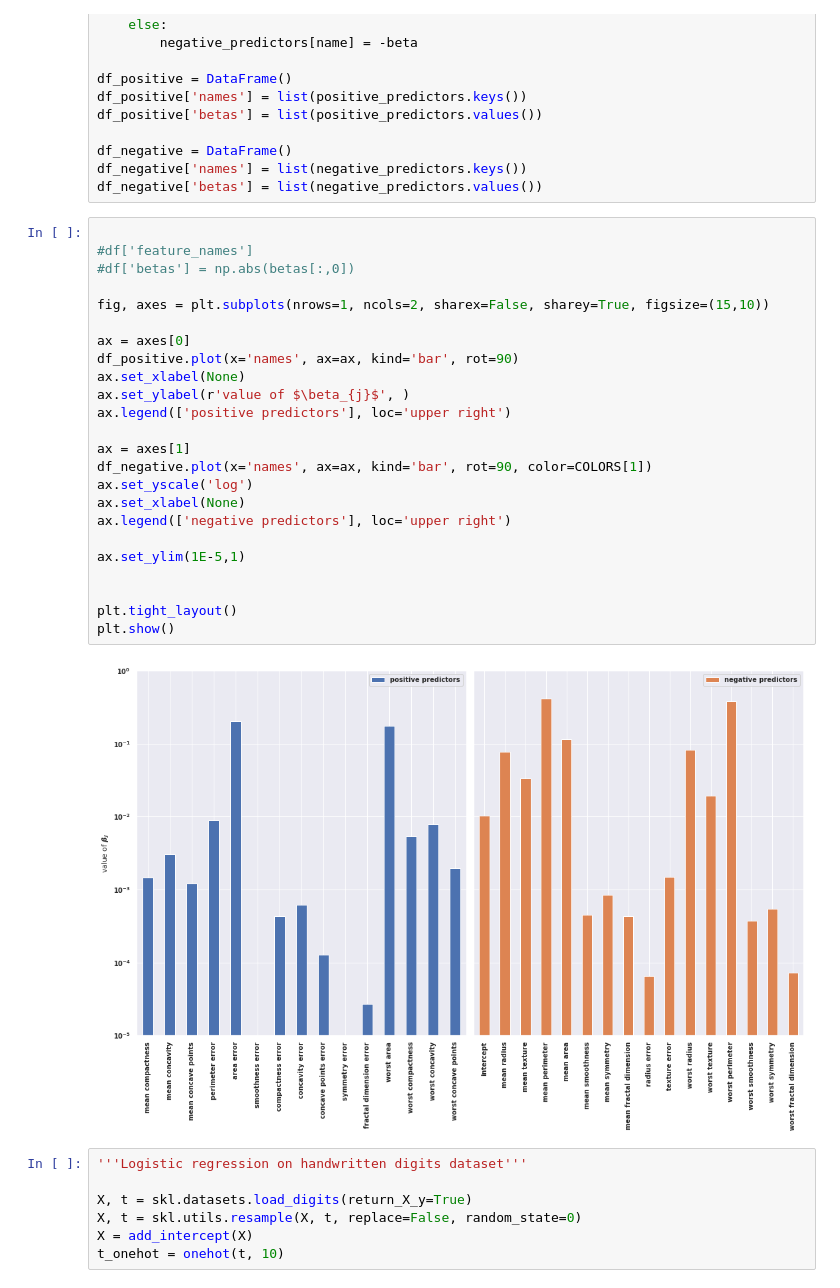
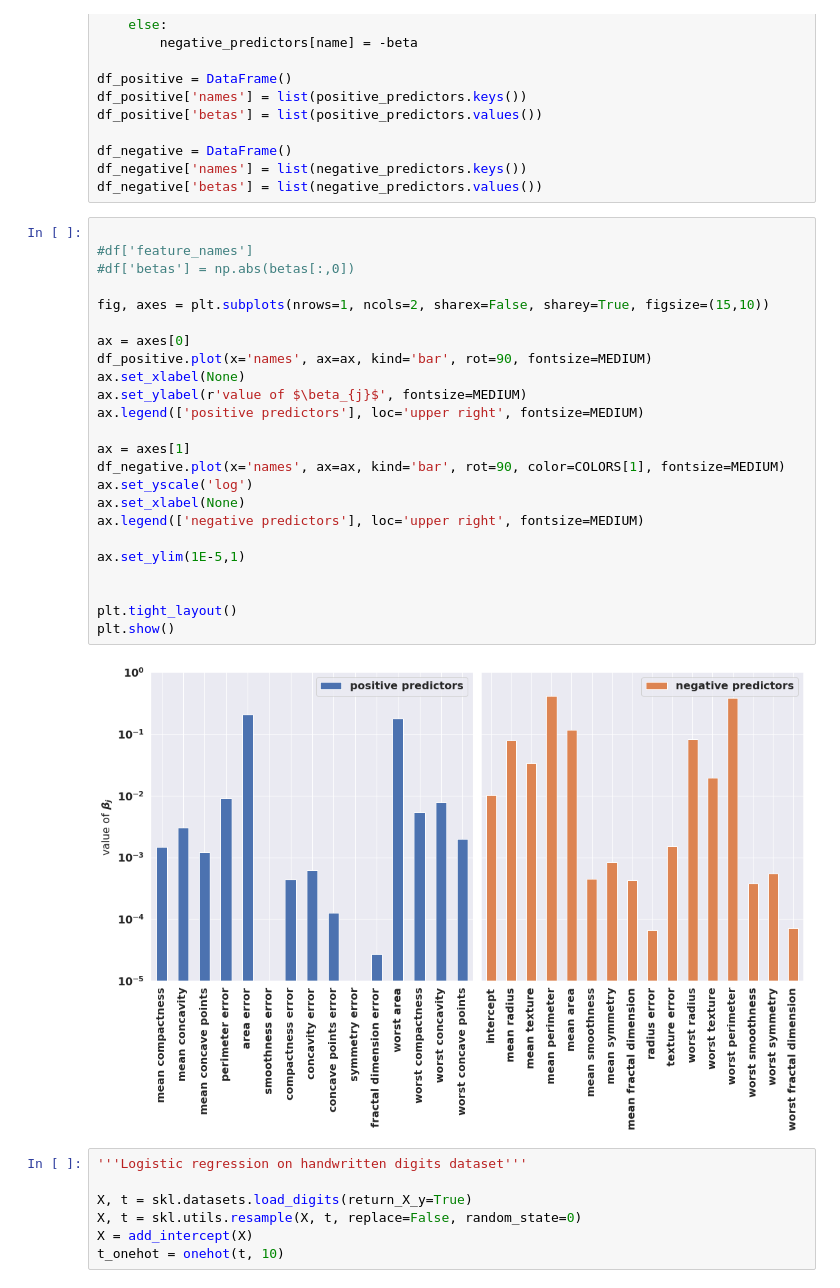
Before and after one commit to fonstelien/FYS-STK4155, a Jupyter notebook: project2/source/project2.ipynb, the cells around one changed output. Cells and saved outputs as stored; diff of their text form.

```diff
--- a/project2/source/project2.ipynb
+++ b/project2/source/project2.ipynb
@@ -811,29 +811,29 @@ df_negative['betas'] = list(negative_predictors.values())
 # %%
 
 #df['feature_names']
 #df['betas'] = np.abs(betas[:,0])
 
 fig, axes = plt.subplots(nrows=1, ncols=2, sharex=False, sharey=True, figsize=(15,10))
 
 ax = axes[0]
-df_positive.plot(x='names', ax=ax, kind='bar', rot=90)
+df_positive.plot(x='names', ax=ax, kind='bar', rot=90, fontsize=MEDIUM)
 ax.set_xlabel(None)
-ax.set_ylabel(r'value of $\beta_{j}$', )
-ax.legend(['positive predictors'], loc='upper right')
+ax.set_ylabel(r'value of $\beta_{j}$', fontsize=MEDIUM)
+ax.legend(['positive predictors'], loc='upper right', fontsize=MEDIUM)
 
 ax = axes[1]
-df_negative.plot(x='names', ax=ax, kind='bar', rot=90, color=COLORS[1])
+df_negative.plot(x='names', ax=ax, kind='bar', rot=90, color=COLORS[1], fontsize=MEDIUM)
 ax.set_yscale('log')
 ax.set_xlabel(None)
-ax.legend(['negative predictors'], loc='upper right')
+ax.legend(['negative predictors'], loc='upper right', fontsize=MEDIUM)
 
 ax.set_ylim(1E-5,1)
 
 
 plt.tight_layout()
 plt.show()
 # %% [output]
-[figure, old version]
+[figure, new version]
 # %%
 '''Logistic regression on handwritten digits dataset'''
 
```
Also changed, not shown: parts of 2 cells of this notebook, 6 other files.
